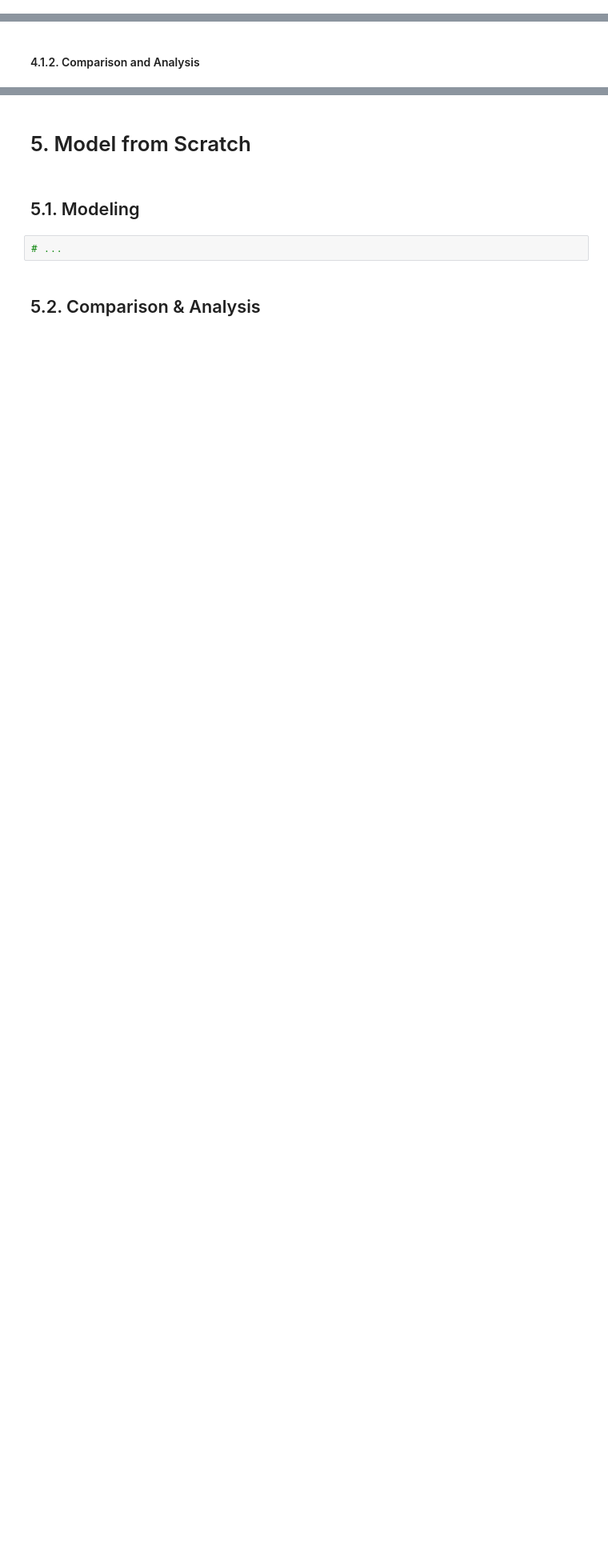
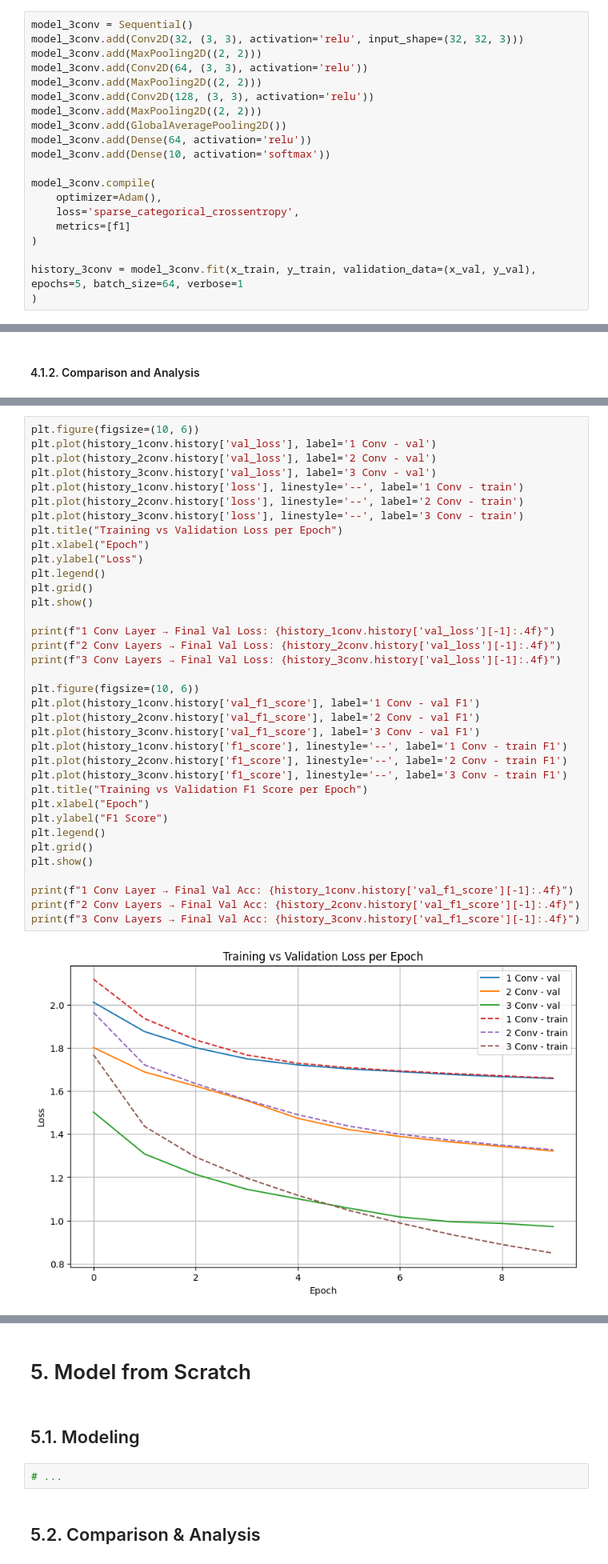
Before and after one commit to Ariel-HS/Tubes2_ML, a Jupyter notebook: src/cnn.ipynb, the cells around one changed output, grey strips where cells are left out. Shown: that part at 80% size. Cells and saved outputs as stored; diff of their text form; blank space fills up the shorter version.

Commit message:
feat: CNN model
without forward propagation

```diff
--- a/src/cnn.ipynb
+++ b/src/cnn.ipynb
@@ -48,0 +217,20 @@ np.random.seed(42)
+# %%
+model_3conv = Sequential()
+model_3conv.add(Conv2D(32, (3, 3), activation='relu', input_shape=(32, 32, 3)))
+model_3conv.add(MaxPooling2D((2, 2)))
+model_3conv.add(Conv2D(64, (3, 3), activation='relu'))
+model_3conv.add(MaxPooling2D((2, 2)))
+model_3conv.add(Conv2D(128, (3, 3), activation='relu'))
+model_3conv.add(MaxPooling2D((2, 2)))
+model_3conv.add(GlobalAveragePooling2D())
+model_3conv.add(Dense(64, activation='relu'))
+model_3conv.add(Dense(10, activation='softmax'))
+
+model_3conv.compile(
+    optimizer=Adam(),
+    loss='sparse_categorical_crossentropy',
+    metrics=[f1]
+)
+
+history_3conv = model_3conv.fit(x_train, y_train, validation_data=(x_val, y_val), epochs=5, batch_size=64, verbose=1
+)
@@ -54,0 +260,38 @@ np.random.seed(42)
+# %%
+plt.figure(figsize=(10, 6))
+plt.plot(history_1conv.history['val_loss'], label='1 Conv - val')
+plt.plot(history_2conv.history['val_loss'], label='2 Conv - val')
+plt.plot(history_3conv.history['val_loss'], label='3 Conv - val')
+plt.plot(history_1conv.history['loss'], linestyle='--', label='1 Conv - train')
+plt.plot(history_2conv.history['loss'], linestyle='--', label='2 Conv - train')
+plt.plot(history_3conv.history['loss'], linestyle='--', label='3 Conv - train')
+plt.title("Training vs Validation Loss per Epoch")
+plt.xlabel("Epoch")
+plt.ylabel("Loss")
+plt.legend()
+plt.grid()
+plt.show()
+
+print(f"1 Conv Layer → Final Val Loss: {history_1conv.history['val_loss'][-1]:.4f}")
+print(f"2 Conv Layers → Final Val Loss: {history_2conv.history['val_loss'][-1]:.4f}")
+print(f"3 Conv Layers → Final Val Loss: {history_3conv.history['val_loss'][-1]:.4f}")
+
+plt.figure(figsize=(10, 6))
+plt.plot(history_1conv.history['val_f1_score'], label='1 Conv - val F1')
+plt.plot(history_2conv.history['val_f1_score'], label='2 Conv - val F1')
+plt.plot(history_3conv.history['val_f1_score'], label='3 Conv - val F1')
+plt.plot(history_1conv.history['f1_score'], linestyle='--', label='1 Conv - train F1')
+plt.plot(history_2conv.history['f1_score'], linestyle='--', label='2 Conv - train F1')
+plt.plot(history_3conv.history['f1_score'], linestyle='--', label='3 Conv - train F1')
+plt.title("Training vs Validation F1 Score per Epoch")
+plt.xlabel("Epoch")
+plt.ylabel("F1 Score")
+plt.legend()
+plt.grid()
+plt.show()
+
+print(f"1 Conv Layer → Final Val Acc: {history_1conv.history['val_f1_score'][-1]:.4f}")
+print(f"2 Conv Layers → Final Val Acc: {history_2conv.history['val_f1_score'][-1]:.4f}")
+print(f"3 Conv Layers → Final Val Acc: {history_3conv.history['val_f1_score'][-1]:.4f}")
+# %% [output]
+[figure, added]
```
Also changed, not shown: parts of 55 cells of this notebook.
